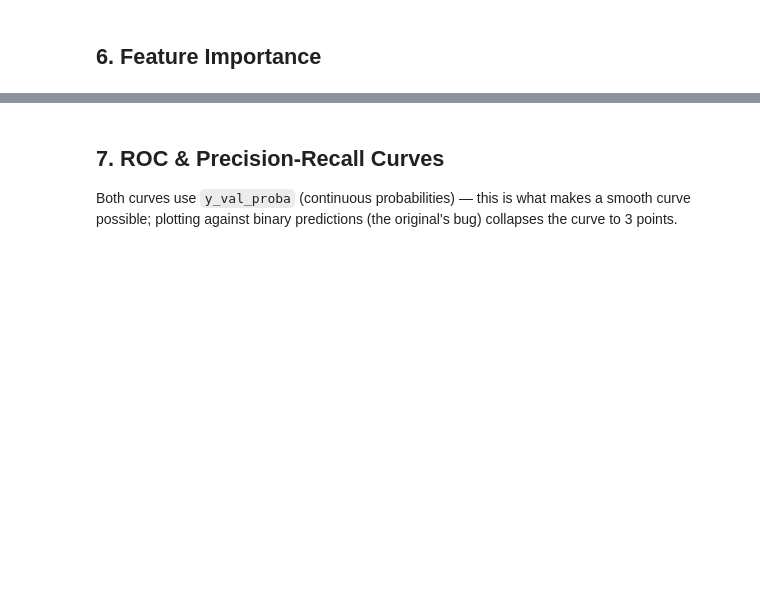
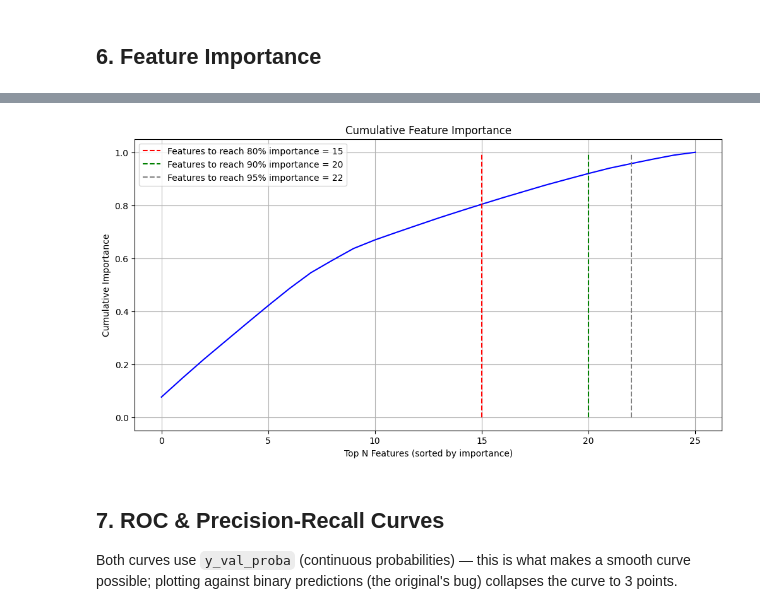
Before and after one commit to domjoseph2000/Credit_Risk_Analytics_Engine, a Jupyter notebook: src/Model-Training/LightGBM_v3/Model_LightGBM_v3.ipynb, the cells around one changed output, grey strips where cells are left out. Cells and saved outputs as stored; diff of their text form; code cells hidden in the pictures; blank space fills up the shorter version.

```diff
--- a/src/Model-Training/LightGBM_v3/Model_LightGBM_v3.ipynb
+++ b/src/Model-Training/LightGBM_v3/Model_LightGBM_v3.ipynb
@@ -253,4 +256,18 @@ Features needed to reach 80% importance : 19
 Saved feature importance table.
+# %%
+plt.figure(figsize=(12, 6))
+plt.plot(importance_df['cumulative_importance'].sort_values(ascending=False), color='blue')
+plt.title("Cumulative Feature Importance")
+plt.xlabel("Top N Features (sorted by importance)")
+plt.ylabel("Cumulative Importance")
+plt.vlines(x = len(significant_features_80), ymin=0, ymax=1, linestyle='--', color='red', label=f'Features to reach 80% importance = {len(significant_features_80)}')
+plt.vlines(x = len(significant_features_90), ymin=0, ymax=1, linestyle='--', color='green', label=f'Features to reach 90% importance = {len(significant_features_90)}')
+plt.vlines(x = len(significant_features_95), ymin=0, ymax=1, linestyle='--', color='grey', label=f'Features to reach 95% importance = {len(significant_features_95)}')
+plt.legend(loc='upper left')
+plt.grid()
+plt.show()
+# %% [output]
+[figure, added]
 # %% [markdown]
 ## 7. ROC & Precision-Recall Curves
 
```
Also changed, not shown: parts of 24 cells of this notebook, 16 other files.
